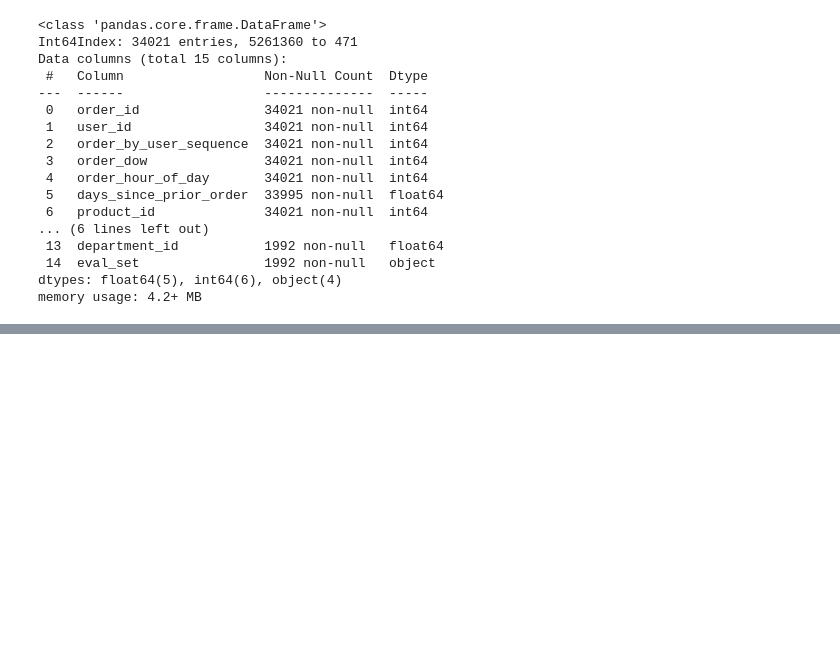
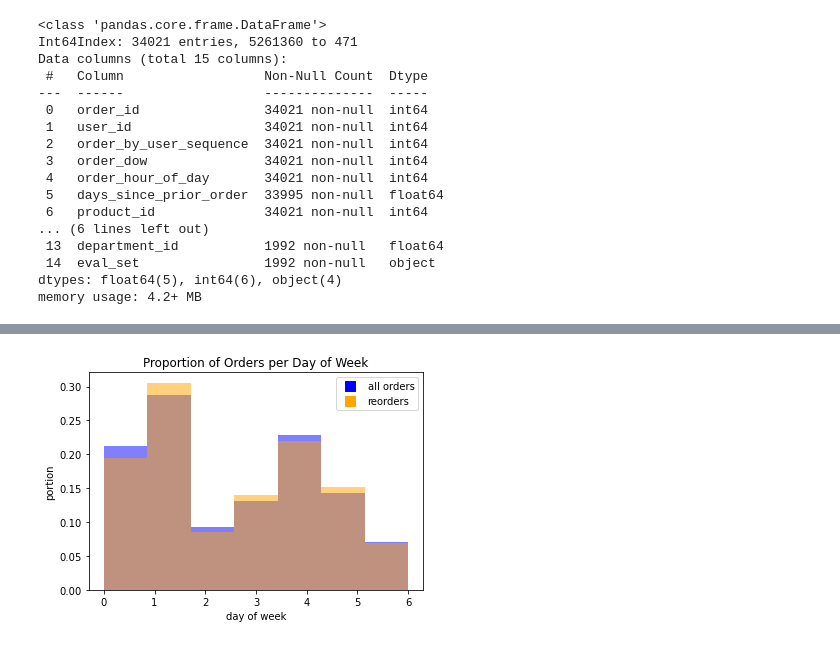
Before and after one commit to fractaldatalearning/Capstone2, a Jupyter notebook: notebooks/eda2_single_user.ipynb, the cells around one changed output, grey strips where cells are left out. Drawn from its saved outputs; the diff is of its cells as text; code cells hidden in the pictures; blank space fills up the shorter version.

```diff
--- a/notebooks/eda2_single_user.ipynb
+++ b/notebooks/eda2_single_user.ipynb
@@ -65,0 +77,4 @@ practice_user.sample(7)
+# %%
+# Save version of this df before adding new rows
+pu_unchanged = practice_user
+pu_unchanged.head(2)
@@ -297,0 +439,23 @@ Sometime: Other curriculum-recommended steps to review in case it sparks anythin
+# %%
+#Visualize reorder patterns for this user.
+# Use the pu_unchanged dataset because I want to compare reorders with all
+# ordered items, not with all items ever ordered compounding in each order.
+
+user_reordered = pu_unchanged[pu_unchanged['reordered']==1]
+
+plt.hist(pu_unchanged['order_dow'], color='blue', density=True,
+         alpha=0.5, bins=7)
+plt.hist(user_reordered['order_dow'], color='orange', density=True,
+         alpha=0.5, bins=7)
+plt.title('Proportion of Orders per Day of Week')
+plt.xlabel('day of week')
+plt.ylabel('portion')
+blue = mlines.Line2D([], [], color='blue', marker='s',
+                       linestyle='None', markersize=10,
+                       label='all orders')
+orange = mlines.Line2D([], [], color='orange', marker='s',
+                       linestyle='None', markersize=10,
+                       label='reorders')
+plt.legend(handles=[blue, orange]);
+# %% [output]
+[figure, added]
```
Also changed, not shown: parts of 38 cells of this notebook, 2 other files.
